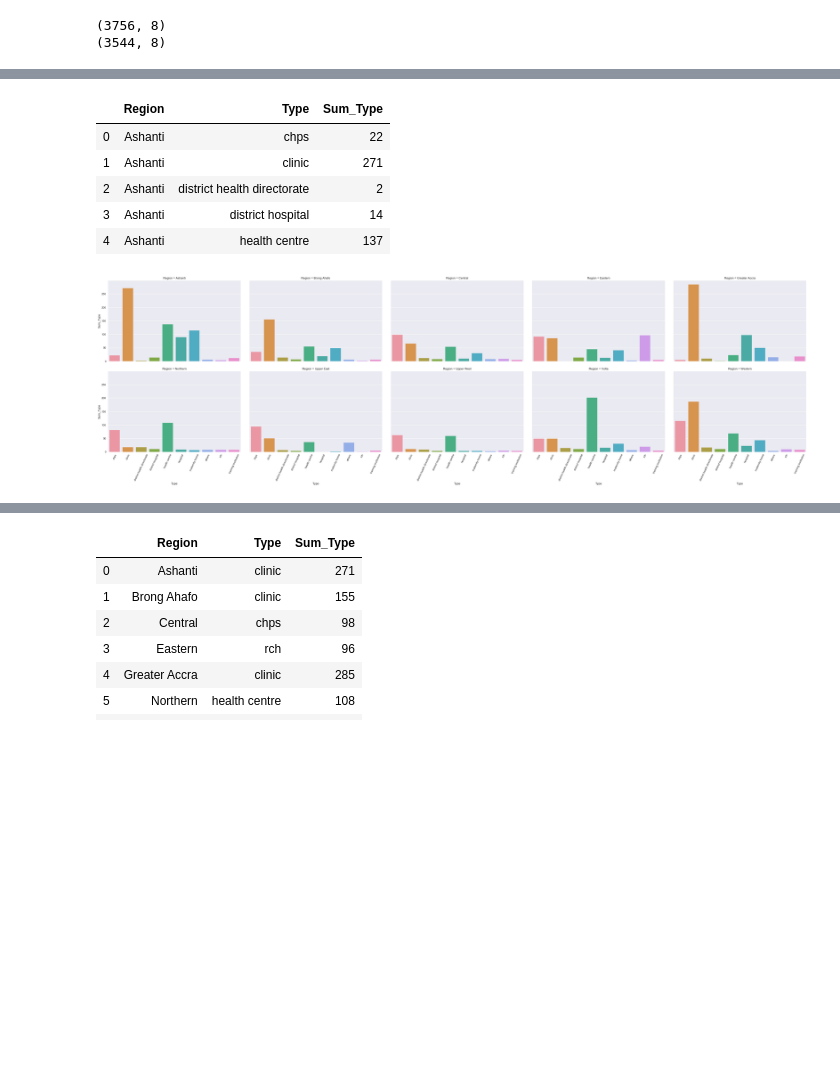
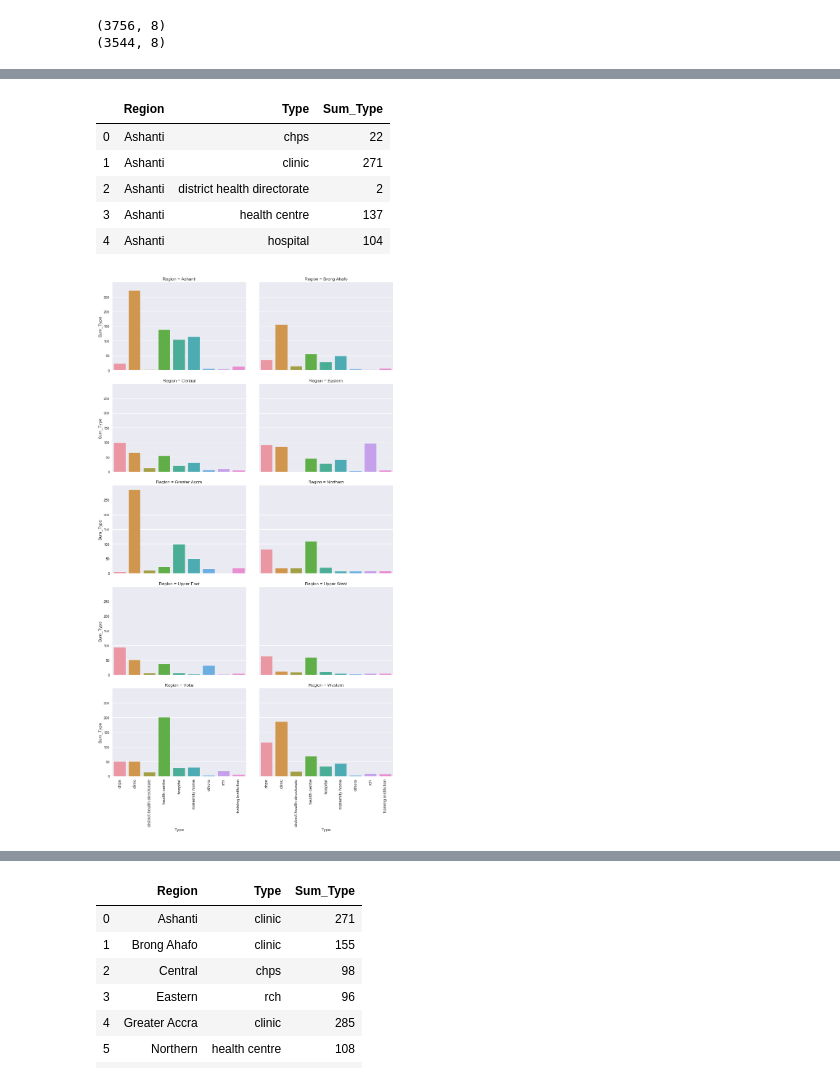
Before and after one commit to AndresRubianoM/Ghana_HealthFacilities, a Jupyter notebook: HealthFacilities.ipynb, the cells around one changed output, grey strips where cells are left out. Drawn from its saved outputs; the diff is of its cells as text; code cells hidden in the pictures; blank space fills up the shorter version.

```diff
--- a/HealthFacilities.ipynb
+++ b/HealthFacilities.ipynb
@@ -99,9 +113,14 @@ data_facilities = data_facilities.drop(data_facilities.loc[data_facilities.loc[:
 print(data_facilities.shape)
 data_gh_clean = data_facilities.drop_duplicates(subset = ['FacilityName'], keep = 'first')
 print(data_gh_clean.shape)
-#error:  are two facilities excesiveley far from the others in the 'same' region
-#Abu Clinic and Asemnyinakrom Health Centre
+# I will consider the Regional Hospitals, Municipal Hospitals, Metropolitan Hospitals and Disrtric Hospitals as Hospitals, I will left
+# apart the Psychiatric and Teaching hospitals because are to specializated in a single type of diseases.
+data_facilities = data_facilities.replace({'district hospital':'hospital','municipal hospital': 'hospital', 'metropolitan hospital':'hospital', 'regional hospital':'hospital'})
 
+#error: Are a few facilities excesiveley far from the others in the 'same' region
+
+
+data_facilities.loc[data_facilities.loc[data_facilities.FacilityName == 'Bolgatanga Health Assistants Training School'].index, 'Region'] = 'Upper West'
 data_facilities.loc[data_facilities.loc[data_facilities.FacilityName == 'Abu Clinic'].index, 'Region'] = 'Northern'
 
 data_facilities.loc[data_facilities.loc[data_facilities.FacilityName == 'Asemnyinakrom Health Centre'].index, 'Region'] = 'Ashanti'
@@ -143,4 +176,5 @@ for idx in data_facilities.loc[:,'Ownership'].unique():
 # %%
+#Sum of facilities by type in each region
 data_facilities_region = data_facilities.groupby(['Region','Type'])['Type'].count()
 data_facilities_region = data_facilities_region.reset_index(name = 'Sum_Type')
 data_facilities_region.head()
@@ -149,18 +183,21 @@ data_facilities_region.head()
 | 0 | Ashanti | chps | 22 |
 | 1 | Ashanti | clinic | 271 |
 | 2 | Ashanti | district health directorate | 2 |
-| 3 | Ashanti | district hospital | 14 |
-| 4 | Ashanti | health centre | 137 |
+| 3 | Ashanti | health centre | 137 |
+| 4 | Ashanti | hospital | 104 |
 # %%
 # Plot the number and type of facilities per region
 plt.style.use('seaborn')
-region = sns.catplot( x = 'Type', y = 'Sum_Type', col = 'Region', data = data_facilities_region, kind = 'bar', height = 5, aspect = 1.5, col_wrap = 5, legend = True)
-region.set_xticklabels(rotation = 65)
+region = sns.catplot( x = 'Type', y = 'Sum_Type', col = 'Region', data = data_facilities_region, kind = 'bar', height = 4, aspect = 1.5, col_wrap = 2, legend = True)
 
 for axe in region.axes.flat:
-    axe.set_xticklabels(axe.get_xticklabels(), rotation = 65)
+    axe.set_title(axe.get_title(), fontsize = 12)
+    axe.set_ylabel(axe.get_ylabel(), fontsize = 12)
+    axe.set_xlabel(axe.get_xlabel(), fontsize = 12)
+    #axe.set_yticklabels(axe.get_yticklabels(), rotation = 90, fontsize = 20)
+    axe.set_xticklabels(axe.get_xticklabels(), rotation = 90, fontsize = 12)
 # %% [output]
-[figure, old version]
+[figure, new version]
 # %%
 pivot_data_Facilities = pd.pivot_table(data_facilities_region, values = 'Sum_Type', index = ['Region'], columns = ['Type'])
 #Exist some empty values, This will asume that if doesnt
```
Also changed, not shown: parts of 39 cells of this notebook.
